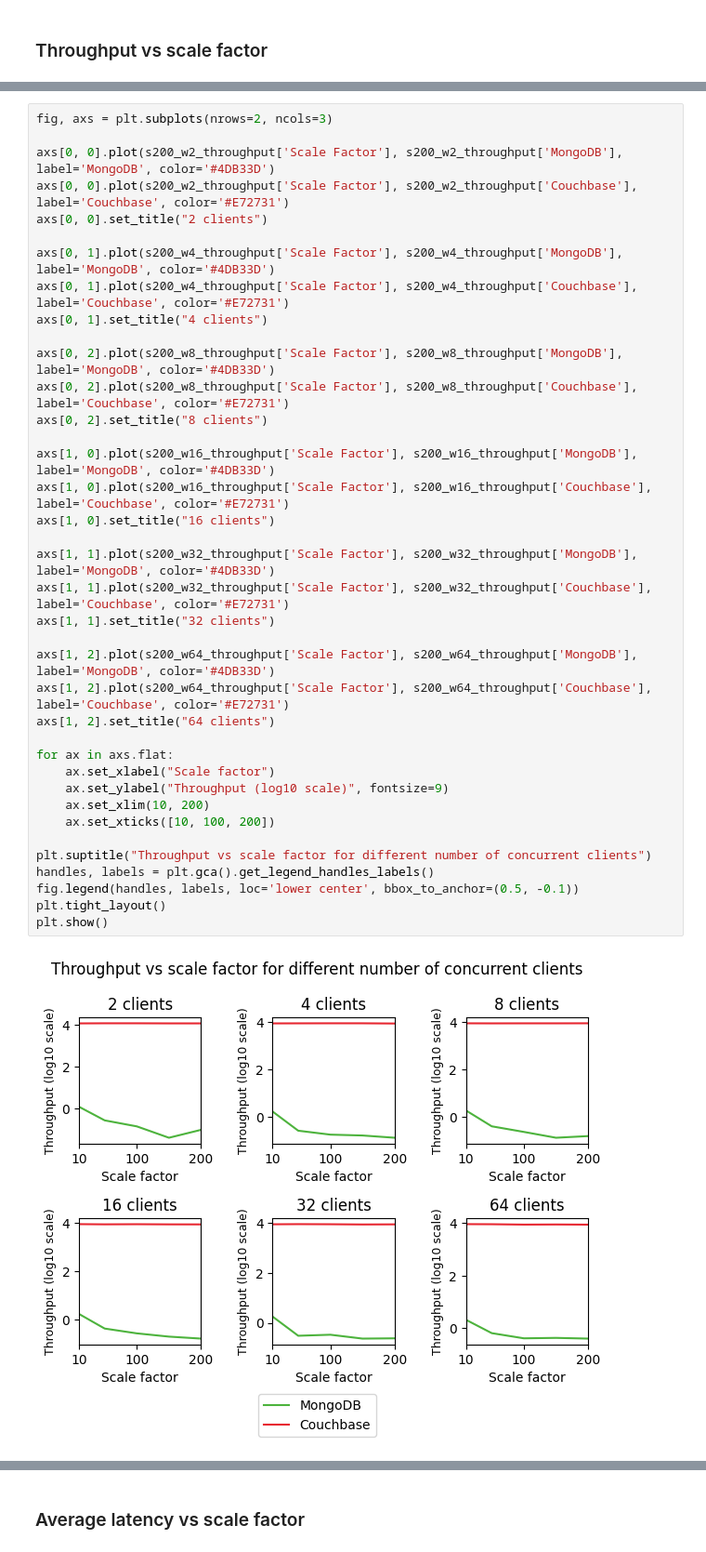
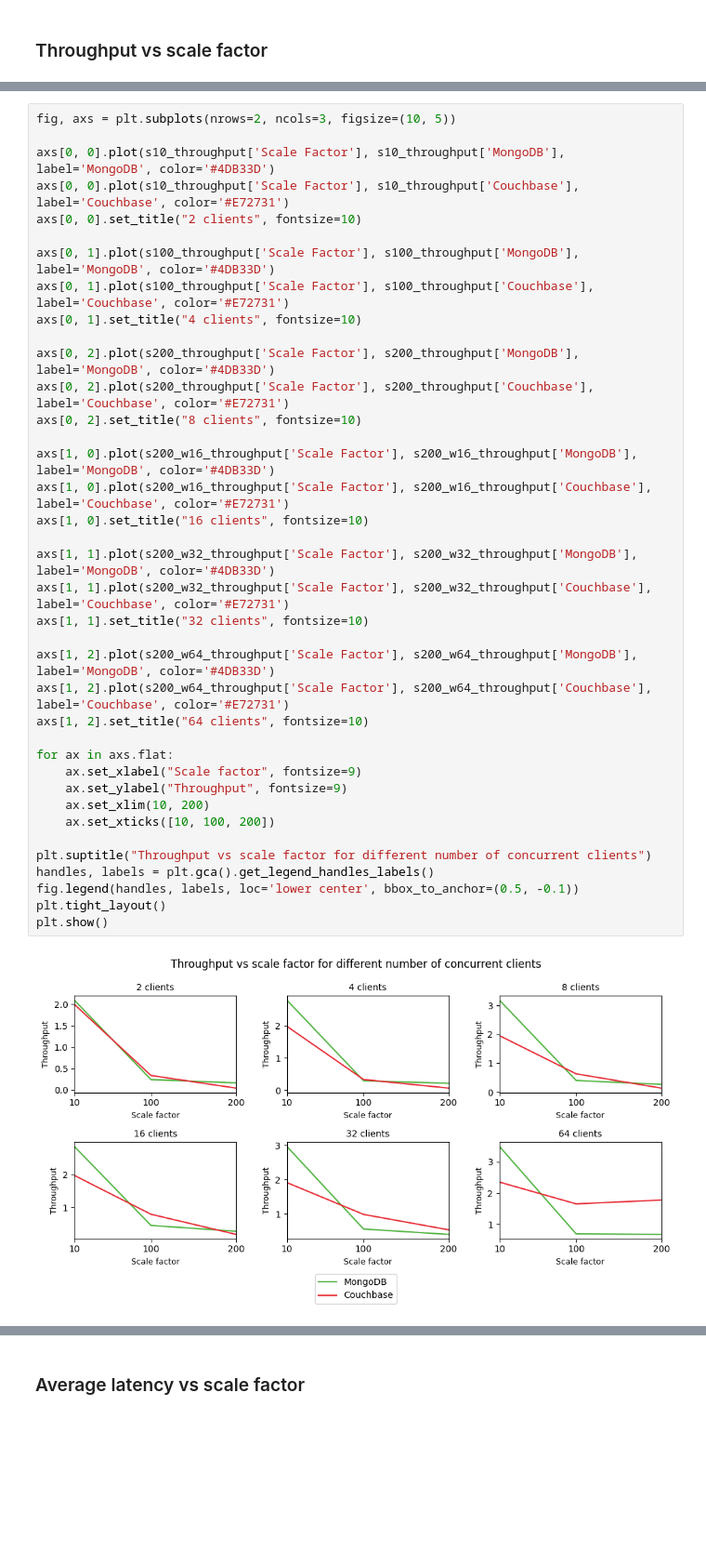
Before and after one commit to zeNightshade/JSONBench, a Jupyter notebook: visualisation.ipynb, the cells around one changed output, grey strips where cells are left out. Shown at 93% size. Saved outputs shown, nothing was run; the diff lists cells and outputs as text; blank space fills up the shorter version.

```diff
--- a/visualisation.ipynb
+++ b/visualisation.ipynb
@@ -253,40 +213,40 @@ s200_w64_throughput['Couchbase'] = np.log10(s200_w64_throughput['Couchbase'])
 # %%
-fig, axs = plt.subplots(nrows=2, ncols=3)
+fig, axs = plt.subplots(nrows=2, ncols=3, figsize=(10, 5))
 
-axs[0, 0].plot(s200_w2_throughput['Scale Factor'], s200_w2_throughput['MongoDB'], label='MongoDB', color='#4DB33D')
-axs[0, 0].plot(s200_w2_throughput['Scale Factor'], s200_w2_throughput['Couchbase'], label='Couchbase', color='#E72731')
-axs[0, 0].set_title("2 clients")
+axs[0, 0].plot(s10_throughput['Scale Factor'], s10_throughput['MongoDB'], label='MongoDB', color='#4DB33D')
+axs[0, 0].plot(s10_throughput['Scale Factor'], s10_throughput['Couchbase'], label='Couchbase', color='#E72731')
+axs[0, 0].set_title("2 clients", fontsize=10)
 
-axs[0, 1].plot(s200_w4_throughput['Scale Factor'], s200_w4_throughput['MongoDB'], label='MongoDB', color='#4DB33D')
-axs[0, 1].plot(s200_w4_throughput['Scale Factor'], s200_w4_throughput['Couchbase'], label='Couchbase', color='#E72731')
-axs[0, 1].set_title("4 clients")
+axs[0, 1].plot(s100_throughput['Scale Factor'], s100_throughput['MongoDB'], label='MongoDB', color='#4DB33D')
+axs[0, 1].plot(s100_throughput['Scale Factor'], s100_throughput['Couchbase'], label='Couchbase', color='#E72731')
+axs[0, 1].set_title("4 clients", fontsize=10)
 
-axs[0, 2].plot(s200_w8_throughput['Scale Factor'], s200_w8_throughput['MongoDB'], label='MongoDB', color='#4DB33D')
-axs[0, 2].plot(s200_w8_throughput['Scale Factor'], s200_w8_throughput['Couchbase'], label='Couchbase', color='#E72731')
-axs[0, 2].set_title("8 clients")
+axs[0, 2].plot(s200_throughput['Scale Factor'], s200_throughput['MongoDB'], label='MongoDB', color='#4DB33D')
+axs[0, 2].plot(s200_throughput['Scale Factor'], s200_throughput['Couchbase'], label='Couchbase', color='#E72731')
+axs[0, 2].set_title("8 clients", fontsize=10)
 
 axs[1, 0].plot(s200_w16_throughput['Scale Factor'], s200_w16_throughput['MongoDB'], label='MongoDB', color='#4DB33D')
 axs[1, 0].plot(s200_w16_throughput['Scale Factor'], s200_w16_throughput['Couchbase'], label='Couchbase', color='#E72731')
-axs[1, 0].set_title("16 clients")
+axs[1, 0].set_title("16 clients", fontsize=10)
 
 axs[1, 1].plot(s200_w32_throughput['Scale Factor'], s200_w32_throughput['MongoDB'], label='MongoDB', color='#4DB33D')
 axs[1, 1].plot(s200_w32_throughput['Scale Factor'], s200_w32_throughput['Couchbase'], label='Couchbase', color='#E72731')
-axs[1, 1].set_title("32 clients")
+axs[1, 1].set_title("32 clients", fontsize=10)
 
 axs[1, 2].plot(s200_w64_throughput['Scale Factor'], s200_w64_throughput['MongoDB'], label='MongoDB', color='#4DB33D')
 axs[1, 2].plot(s200_w64_throughput['Scale Factor'], s200_w64_throughput['Couchbase'], label='Couchbase', color='#E72731')
-axs[1, 2].set_title("64 clients")
+axs[1, 2].set_title("64 clients", fontsize=10)
 
 for ax in axs.flat:
-    ax.set_xlabel("Scale factor")
-    ax.set_ylabel("Throughput (log10 scale)", fontsize=9)
+    ax.set_xlabel("Scale factor", fontsize=9)
+    ax.set_ylabel("Throughput", fontsize=9)
     ax.set_xlim(10, 200)
     ax.set_xticks([10, 100, 200])
 
 plt.suptitle("Throughput vs scale factor for different number of concurrent clients")
 handles, labels = plt.gca().get_legend_handles_labels()
 fig.legend(handles, labels, loc='lower center', bbox_to_anchor=(0.5, -0.1))
 plt.tight_layout()
 plt.show()
 # %% [output]
-[figure, old version]
+[figure, new version]
```
Also changed, not shown: parts of 23 cells of this notebook.
